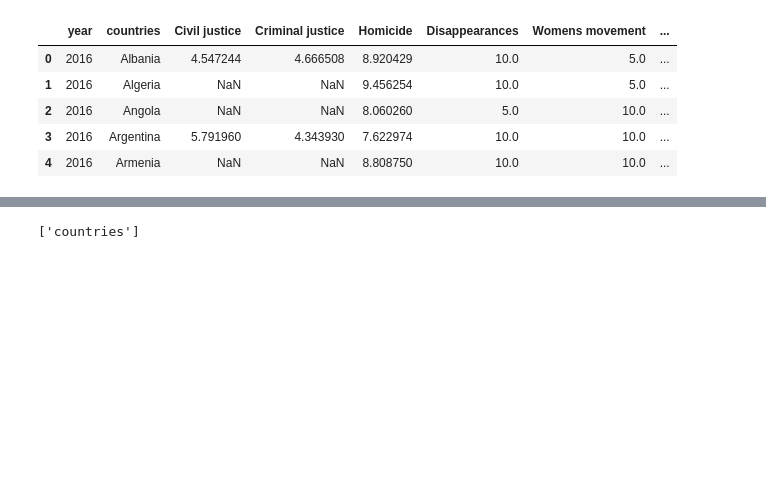
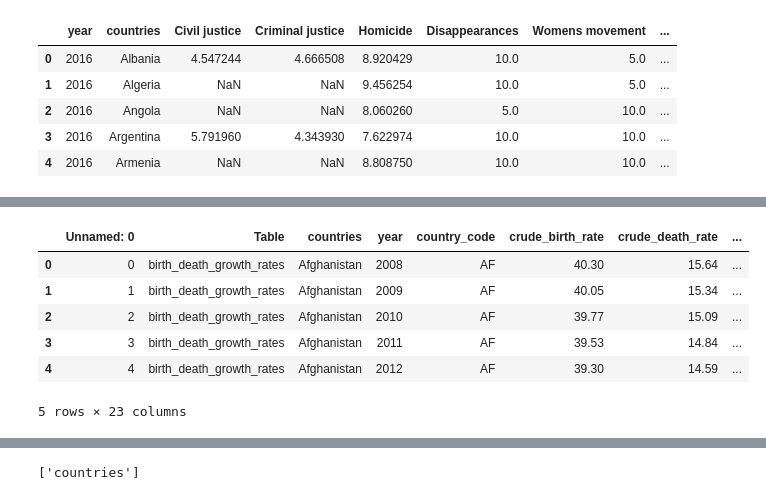
Before and after one commit to Jmaddalena42/ETL_Project, a Jupyter notebook: ETL_Project_Jordan.ipynb, the cells around one changed output, grey strips where cells are left out. Drawn from its saved outputs; the diff is of its cells as text; code cells hidden in the pictures; blank space fills up the shorter version.

```diff
--- a/ETL_Project_Jordan.ipynb
+++ b/ETL_Project_Jordan.ipynb
@@ -72,0 +77,12 @@ freedom_df.head()
+# %%
+census_df = census_df.rename(columns={"Country": "countries", "Year": "year"})
+census_df.drop(['Unnamed: 0'], axis=1)
+census_df.head()
+# %% [output]
+|  | Unnamed: 0 | Table | countries | year | country_code | crude_birth_rate | crude_death_rate | ... |
+| 0 | 0 | birth_death_growth_rates | Afghanistan | 2008 | AF | 40.30 | 15.64 | ... |
+| 1 | 1 | birth_death_growth_rates | Afghanistan | 2009 | AF | 40.05 | 15.34 | ... |
+| 2 | 2 | birth_death_growth_rates | Afghanistan | 2010 | AF | 39.77 | 15.09 | ... |
+| 3 | 3 | birth_death_growth_rates | Afghanistan | 2011 | AF | 39.53 | 14.84 | ... |
+| 4 | 4 | birth_death_growth_rates | Afghanistan | 2012 | AF | 39.30 | 14.59 | ... |
+5 rows × 23 columns
```
Also changed, not shown: parts of 9 cells of this notebook, 2 other files.
